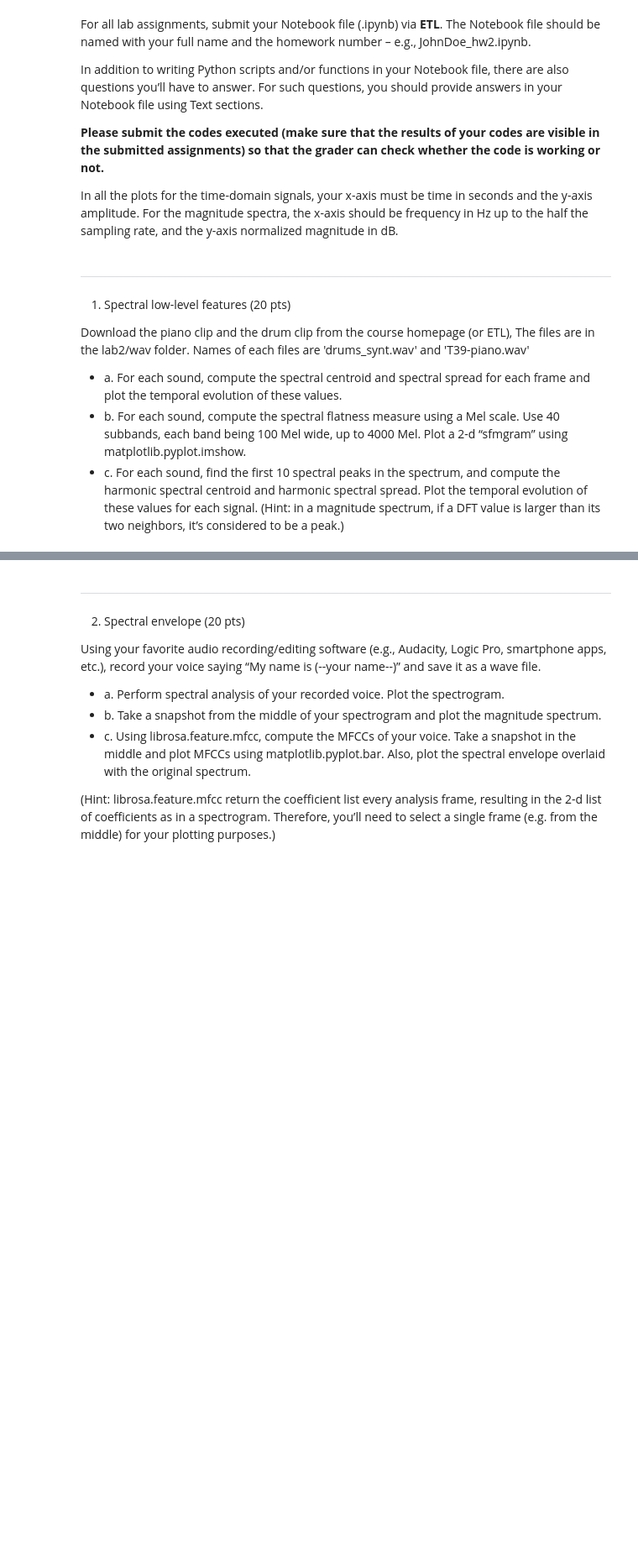
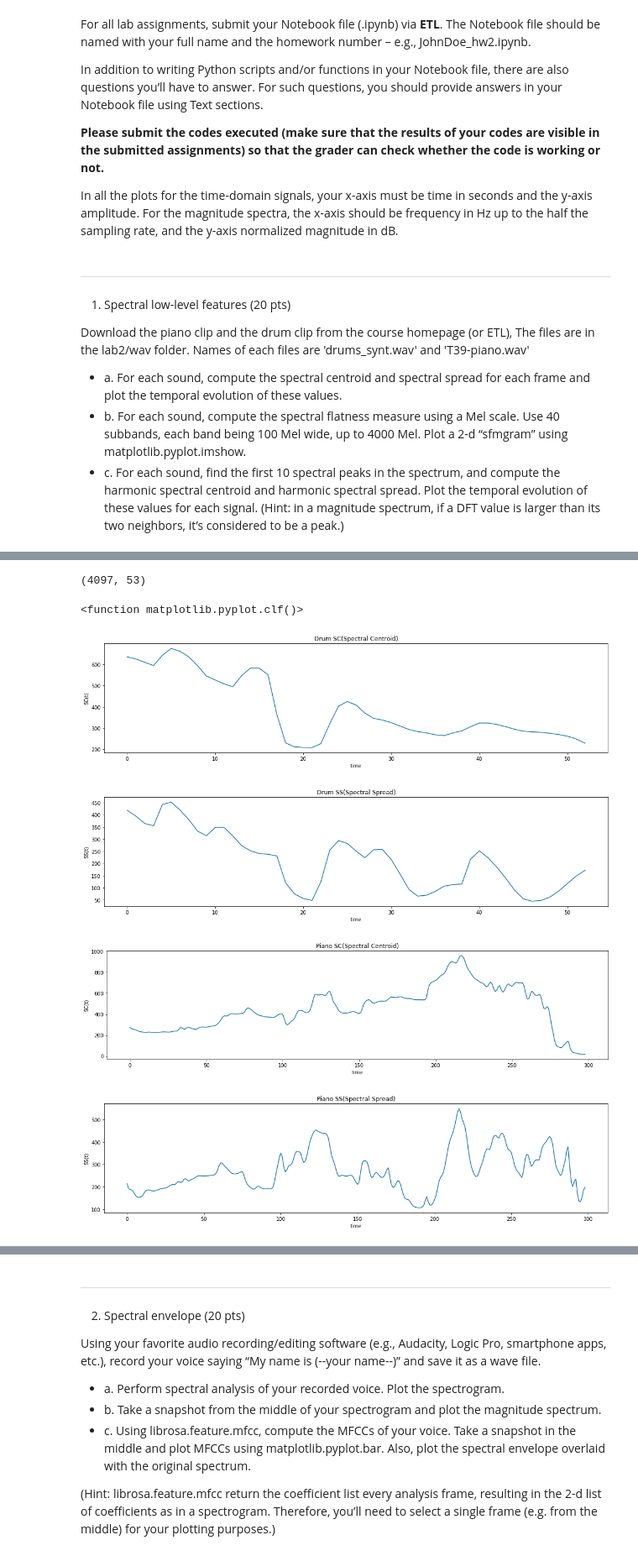
Before and after one commit to changwoonchoi/cl2020, a Jupyter notebook: as_2/assignment02.ipynb, the cells around one changed output, grey strips where cells are left out. Shown at 84% size. Saved outputs shown, nothing was run; the diff lists cells and outputs as text; code cells hidden in the pictures; blank space fills up the shorter version.

```diff
--- a/as_2/assignment02.ipynb
+++ b/as_2/assignment02.ipynb
@@ -106,0 +100,67 @@ print(n_fft)
+# %%
+'''
+For each sound, compute the spectral centroid and spectral spread for each frame and
+plot the temporal evolution of these values.
+'''
+# a)
+n_fft_drum = int(np.power(2, np.ceil(np.log2(np.abs(int(sr_drum*0.1))))))  # 8192
+n_fft_piano = int(np.power(2, np.ceil(np.log2(np.abs(int(sr_drum*0.1))))))  # 8192
+
+spec_drum, phase_drum = librosa.magphase(librosa.stft(drum, n_fft=n_fft_drum, win_length = n_fft_drum, hop_length = int(n_fft_drum - 7*n_fft_drum/8), window='hann'))
+spec_piano, phase_drum = librosa.magphase(librosa.stft(piano, n_fft=n_fft_piano, win_length = n_fft_piano, hop_length = int(n_fft_piano - 7*n_fft_piano/8), window='hann'))
+
+nframe_drum = len(spec_drum[0])
+nframe_piano = len(spec_piano[0])
+
+fi_drum = np.linspace(0, int(sr_drum/2), int(n_fft_drum/2))
+fi_piano = np.linspace(0, int(sr_piano/2), int(n_fft_piano/2))
+
+sc_drum = []
+ss_drum = []
+sc_piano = []
+ss_piano = []
+
+for i in range(0, nframe_drum):
+    X_drum = spec_drum[:-1, i]
+    sc_drum.append(np.sum(np.multiply(fi_drum,np.power(np.abs(X_drum),2)))/np.sum(np.power(np.abs(X_drum),2)))
+    ss_drum.append(np.sqrt(np.sum(np.power(np.subtract(fi_drum,sc_drum[i]),2)*np.power(np.abs(X_drum),2))/np.sum(np.power(np.abs(X_drum),2))))
+
+for i in range(0, nframe_piano):
+    X_piano = spec_piano[:-1, i]
+    sc_piano.append(np.sum(np.multiply(fi_drum,np.power(np.abs(X_piano),2)))/np.sum(np.power(np.abs(X_piano),2)))
+    ss_piano.append(np.sqrt(np.sum(np.power(np.subtract(fi_piano,sc_piano[i]),2)*np.power(np.abs(X_piano),2))/np.sum(np.power(np.abs(X_piano),2))))
+
+plt.figure(figsize=(18, 4))
+plt.plot(sc_drum)
+plt.xlabel('time')
+plt.ylabel('SC(t)')
+plt.title('Drum SC(Spectral Centroid)')
+plt.clf
+
+plt.figure(figsize=(18, 4))
+plt.plot(ss_drum)
+plt.xlabel('time')
+plt.ylabel('SS(t)')
+plt.title('Drum SS(Spectral Spread)')
+plt.clf
+
+plt.figure(figsize=(18, 4))
+plt.plot(sc_piano)
+plt.xlabel('time')
+plt.ylabel('SC(t)')
+plt.title('Piano SC(Spectral Centroid)')
+plt.clf
+
+plt.figure(figsize=(18, 4))
+plt.plot(ss_piano)
+plt.xlabel('time')
+plt.ylabel('SS(t)')
+plt.title('Piano SS(Spectral Spread)')
+plt.clf
+# %% [output]
+(4097, 53)
+<function matplotlib.pyplot.clf()>
+[figure, added]
+[figure, added]
+[figure, added]
+[figure, added]
```
Also changed, not shown: parts of 15 cells of this notebook.
